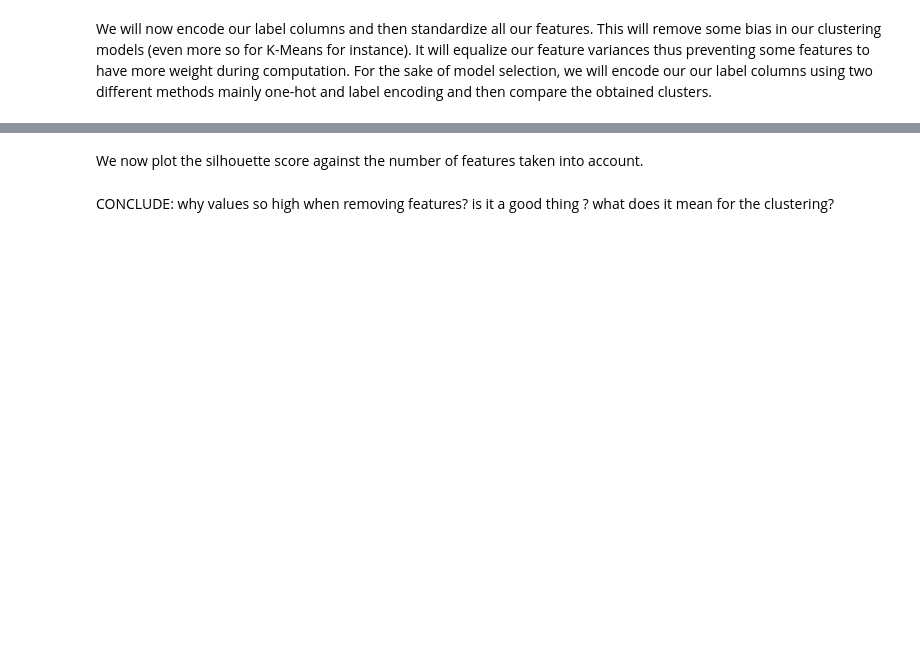
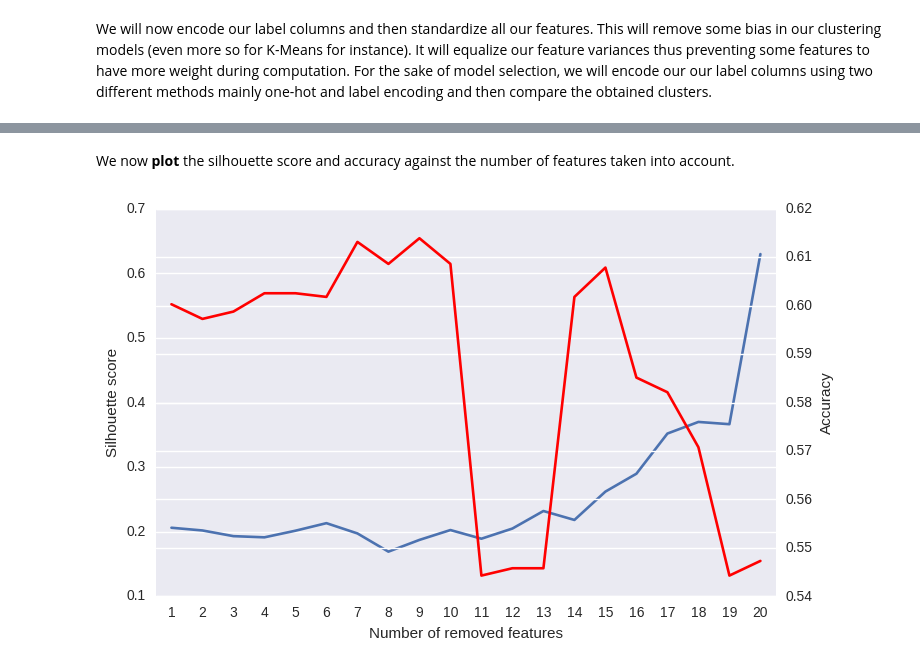
Before and after one commit to agpmilli/adaepfl, a Jupyter notebook: Homework/04 - Applied ML/AppliedML.ipynb, the cells around one changed output, grey strips where cells are left out. Cells and saved outputs as stored; diff of their text form; code cells hidden in the pictures; blank space fills up the shorter version.

```diff
--- a/Homework/04 - Applied ML/AppliedML.ipynb
+++ b/Homework/04 - Applied ML/AppliedML.ipynb
@@ -365,0 +424,5 @@ descriptions.head()
+# %%
+gr_truth = players_norm.copy()['y']
+#descriptions contains the column y
+descriptions = players_norm.copy()
+descriptions.head()
@@ -440,11 +526,17 @@ TODO: choisir dummy ou onehot!!!
 # %%
+def pretty(list): return '[' + ','.join(list) + ']'
+
+
 temp_feats = dummy_descr.copy()
 cols = temp_feats.columns
 end = len(cols)
 rm_scores = {}
+rm_acc = {}
 for i in range(1,end):
     temp = temp_feats[cols[:i]]
+    print(str(end-i) + ' feature(s) deleted. Feature(s) used: \n' + pretty(cols[:i]) + '\n')
     kmm = KMeans(n_clusters=2, random_state=1).fit(temp)
     labels = kmm.labels_
     rm_scores[end-i] = silhouette_score(temp,labels)
-print(rm_scores.items())
+    acc = np.mean(np.absolute(np.subtract(list(gr_truth), labels)))
+    rm_acc[end-i] = max(acc, 1-acc)
@@ -451,11 +561,19 @@ print(rm_scores.items())
 # %% [markdown]
-We now plot the silhouette score against the number of features taken into account.
+We now **plot** the silhouette score and accuracy against the number of features taken into account.
 # %%
 df_scores = pd.DataFrame.from_dict(pd.Series(rm_scores,index=rm_scores.keys()))
 df_scores.columns = ['Silhouette Score']
+df_acc = pd.DataFrame.from_dict(pd.Series(rm_acc, index=rm_acc.keys()))
+df_acc.columns = ['Accuracy']
 df_scores['Number of removed features'] = df_scores.index
+df = pd.concat([df_scores, df_acc], axis=1)
 
-p = sns.factorplot(x="Number of removed features", y="Silhouette Score", data=df_scores, size=7, scale=0.6, markers = [''])
-plt.show()
+fig, ax = plt.subplots(figsize=(8,5))
+sns.pointplot(x="Number of removed features", y="Silhouette Score", label="silhouette score",data=df, size=7, scale=0.6, markers = [''],ax=ax)
+ax2 = ax.twinx()
+sns.pointplot(x="Number of removed features", y="Accuracy", data=df, size=7, label="accuracy",scale=0.6, markers = [''], color='r',ax=ax2)
+ax.set_ylabel("Silhouette score")
+ax2.set_ylabel("Accuracy")
+sns.plt.show()
+# %% [output]
+[figure, added]
-# %% [markdown]
-CONCLUDE: why values so high when removing features? is it a good thing ? what does it mean for the clustering?
```
Also changed, not shown: parts of 29 cells of this notebook, 1 other file.
